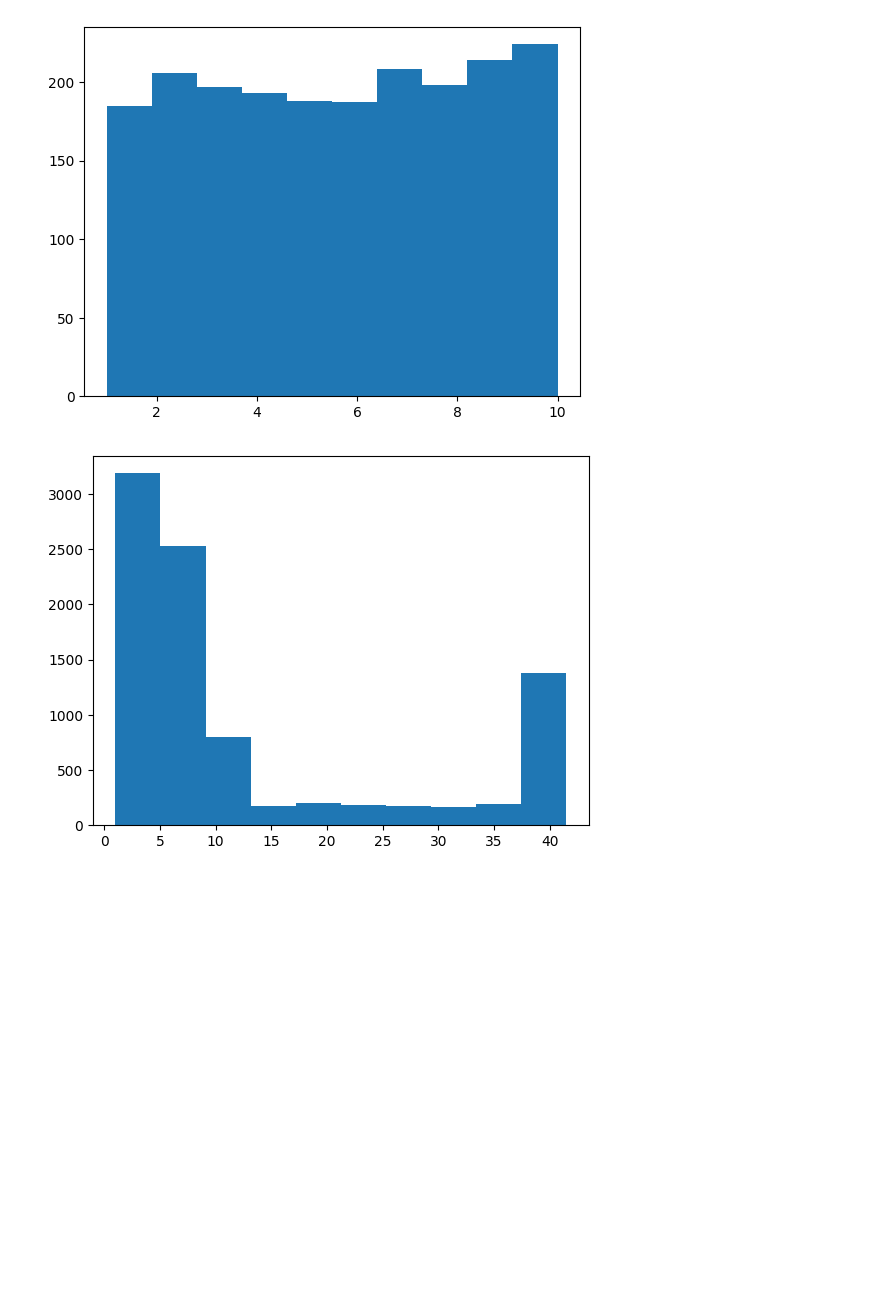
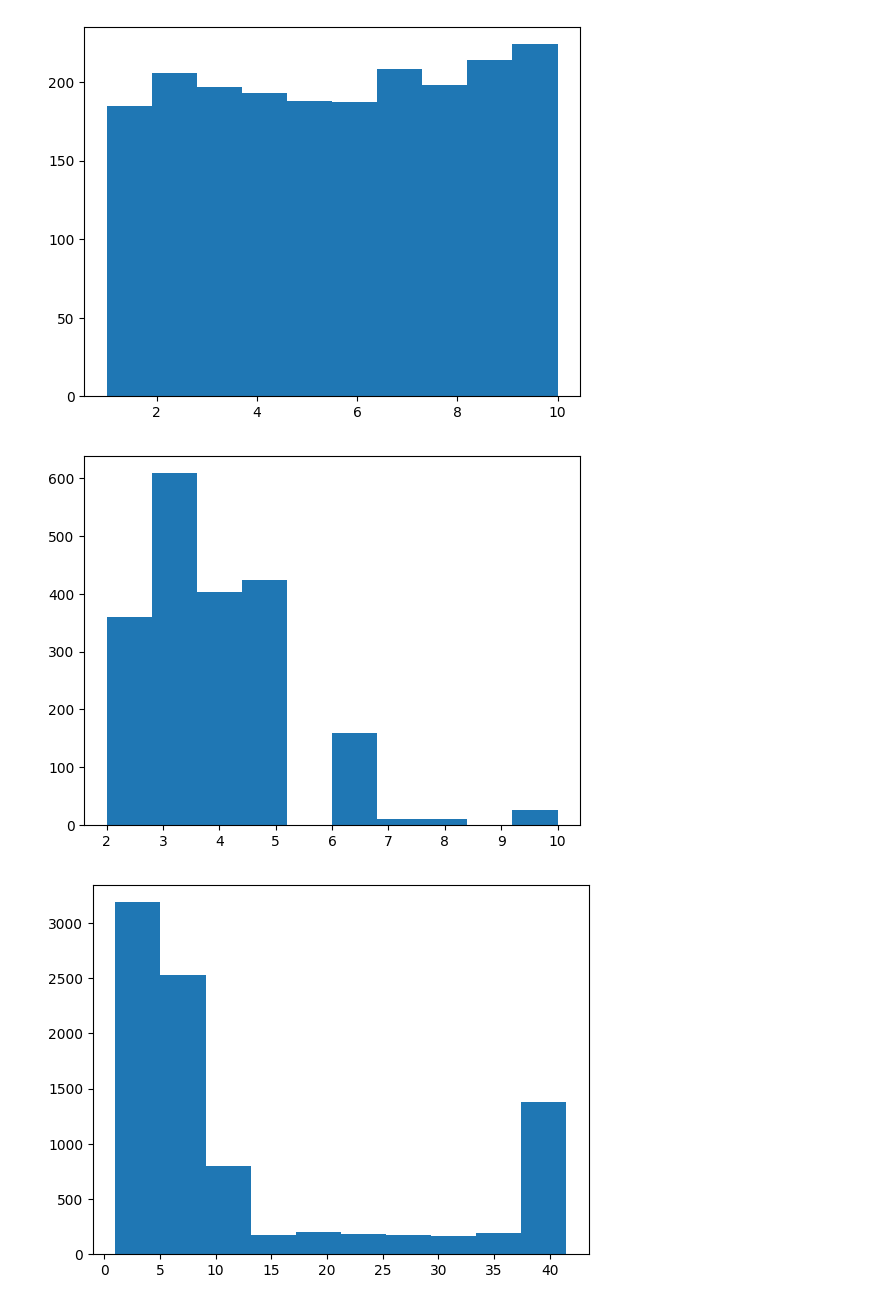
Before and after one commit to benjaminpast/Datathon_Benja, a Jupyter notebook: DATA.ipynb, the cells around one changed output. Cells and saved outputs as stored; diff of their text form; code cells hidden in the pictures; blank space fills up the shorter version.

```diff
--- a/DATA.ipynb
+++ b/DATA.ipynb
@@ -240,6 +272,11 @@ plt.hist(DF_test['Discount_offered'])
 plt.show()
 # %% [output]
 [figure]
+# %%
+plt.hist(DF_test['Prior_purchases'])
+plt.show()
+# %% [output]
+[figure, added]
 # %%
 plt.hist(df_2['Discount_offered'])
 plt.show()
```
Also changed, not shown: parts of 36 cells of this notebook.
